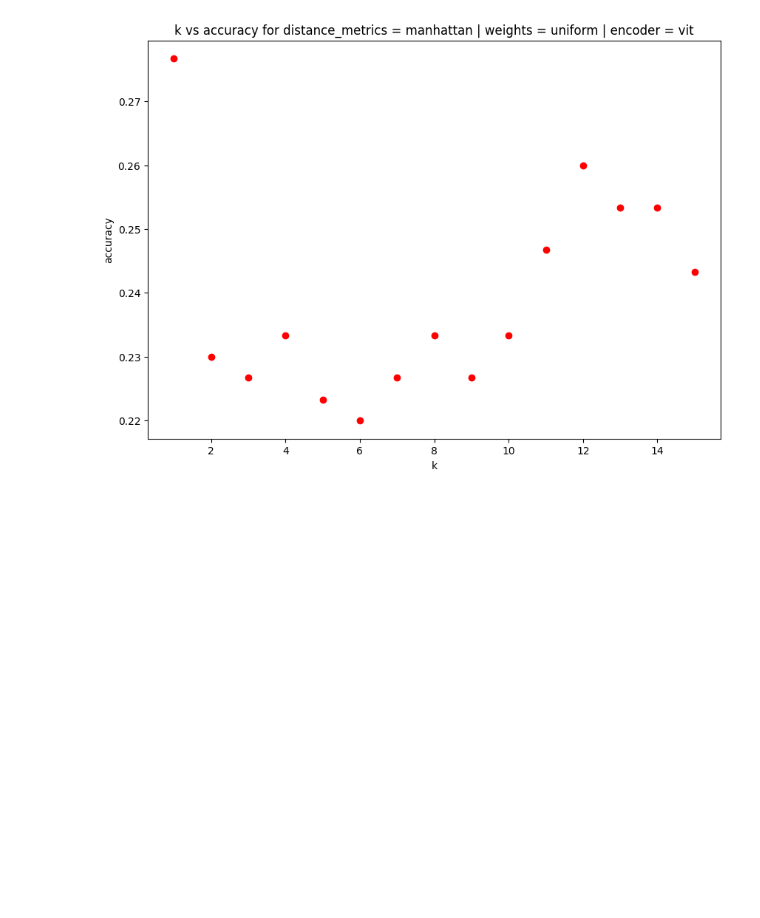
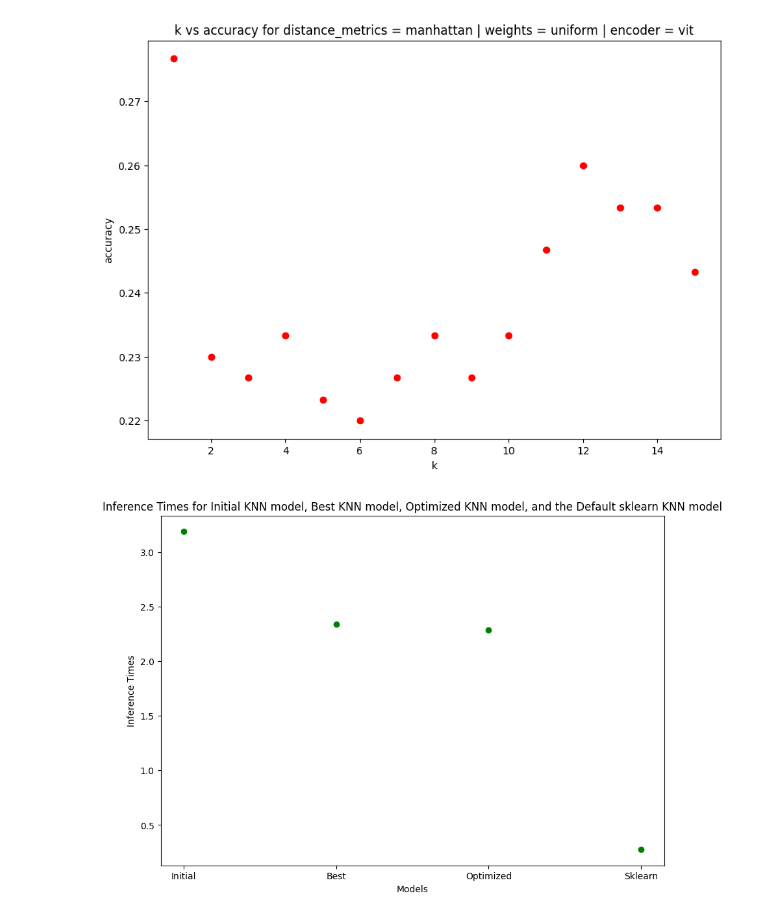
Before and after one commit to bhavberi/SMAI-Monsoon-23-24, a Jupyter notebook: 2021111013_assignment_1/1.ipynb, the cells around one changed output. Saved outputs shown, nothing was run; the diff lists cells and outputs as text; code cells hidden in the pictures; blank space fills up the shorter version.

Commit message:
Added the inference time plots for KNN

```diff
--- a/2021111013_assignment_1/1.ipynb
+++ b/2021111013_assignment_1/1.ipynb
@@ -147,7 +150,7 @@ Min Frequency Label: dig with Value = 1
 # %%
 # Prepare Data
 
-data_train, X_test, y_train, y_test = train_test_split(data, labels, test_size=0.2, random_state=random_state)
+data_train, data_test, y_train, y_test = train_test_split(data, labels, test_size=0.2, random_state=random_state)
 # %%
 # Get all possible combinations of hyperparameters
 all_scores = list()
@@ -160,14 +163,14 @@ for k in range(1, max_k + 1):
                 knn = KNN(k=k, distance_metrics=distance_metrics, weights=weights, encoder=encoder)
                 knn.fit(data_train)
                 start = time.time()
-                pred = knn.predict(X_test)
+                pred = knn.predict(data_test)
                 end = time.time()
                 score = knn.scoring(y_test, pred)
                 time_taken = end - start
                 print("Time:", time_taken, "s")
                 print("Score:", score)
                 print("")
-                score["time"] = round(time_taken, 4)
+                score["time"] = time_taken
                 all_scores.append([score, k, distance_metrics, weights, encoder])
 # %% [output]
 k = 1 | distance_metrics = euclidean | weights = uniform | encoder = resnet
@@ -266,3 +271,50 @@ plt.title("k vs accuracy for distance_metrics = " + distance_metrics + " | weigh
 plt.show()
 # %% [output]
 [figure]
+# %%
+# Plot inference time for initial KNN model, best KNN model, most optimized KNN model, and the default sklearn KNN model
+
+# Best KNN model
+best_inference_time = all_scores[0][0]["time"]
+
+# Sort the combinations based on time
+all_scores_copy = all_scores.copy()
+all_scores_copy.sort(key=lambda x: x[0]["time"])
+optimized_inference_time = all_scores_copy[0][0]["time"]
+optimized_model = KNN(k=all_scores_copy[0][1], distance_metrics=all_scores_copy[0][2], weights=all_scores_copy[0][3], encoder=all_scores_copy[0][4])
+
+# Initial KNN model
+initial_model = KNN(k=1, distance_metrics="euclidean", weights="uniform", encoder="resnet")
+initial_inference_time = 0
+for elem in all_scores:
+    if elem[1] == 1 and elem[2] == "euclidean" and elem[3] == "uniform" and elem[4] == "resnet":
+        initial_inference_time = elem[0]["time"]
+        break
+
+# Default sklearn KNN model
+data_train_vit, data_test_vit = [],[]
+
+for i in data_train:
+    data_train_vit.append(i[2].reshape(-1))
+
+for i in data_test:
+    data_test_vit.append(i[2].reshape(-1))
+
+knn = KNeighborsClassifier(n_neighbors=all_scores[0][1])
+knn.fit(data_train_vit, y_train) # type: ignore
+start = time.time()
+pred = knn.predict(data_test_vit) # type: ignore
+end = time.time()
+sklearn_inference_time = end - start
+
+classes = ['Initial', 'Best', 'Optimized', 'Sklearn']
+inference_times = [initial_inference_time, best_inference_time, optimized_inference_time, sklearn_inference_time]
+
+plt.figure(figsize=(10, 7))
+plt.scatter(classes, inference_times, color='green')
+plt.xlabel("Models")
+plt.ylabel("Inference Times")
+plt.title("Inference Times for Initial KNN model, Best KNN model, Optimized KNN model, and the Default sklearn KNN model")
+plt.show()
+# %% [output]
+[figure, added]
```
Also changed, not shown: parts of 8 cells of this notebook.
